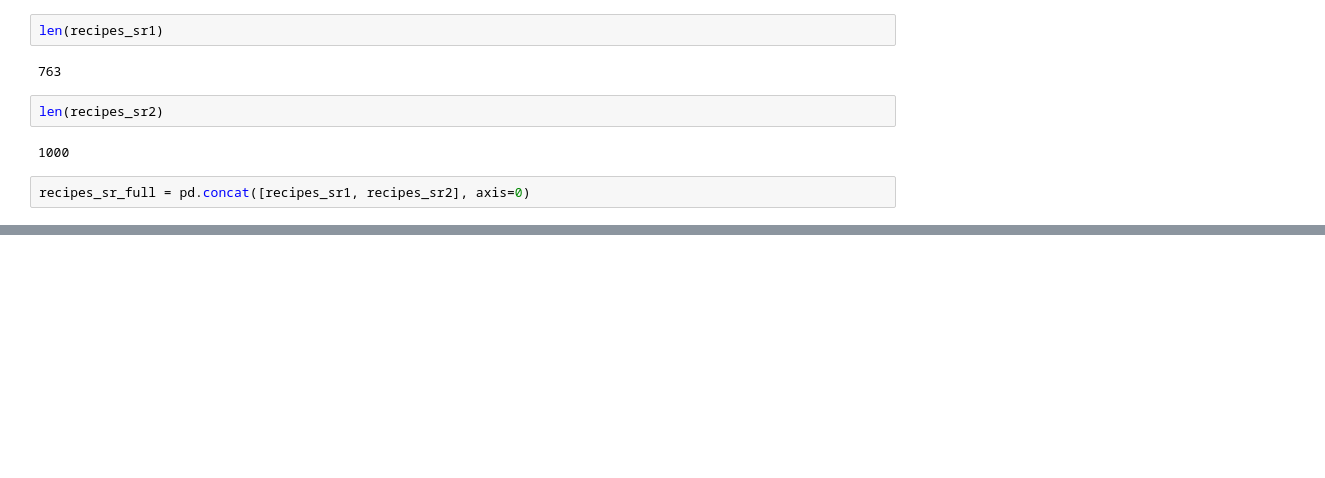
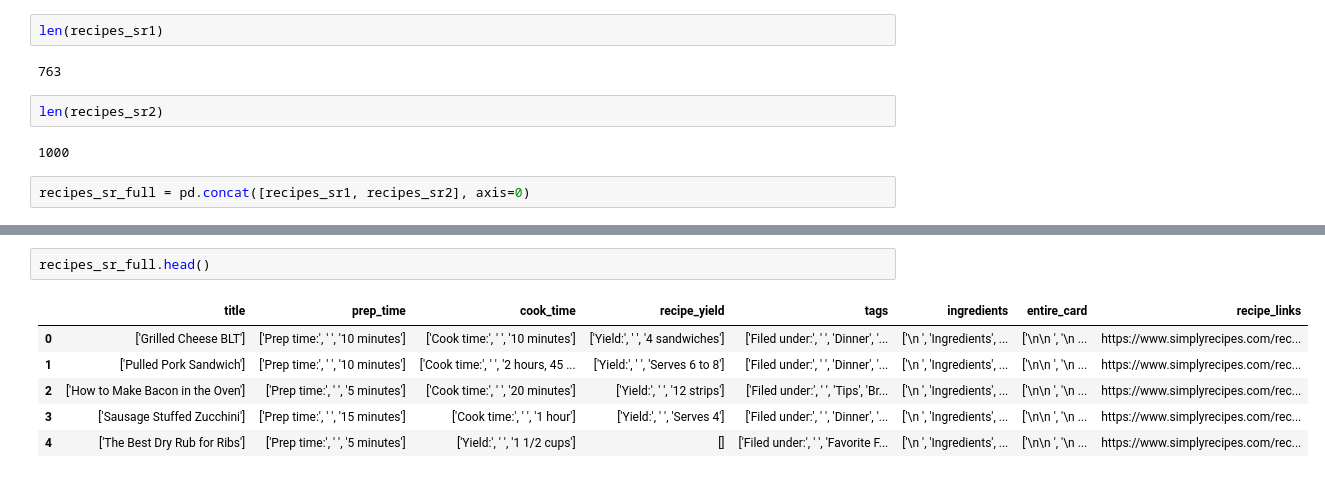
Before and after one commit to mberrien-fitzsimons/recipe_recommendation_system, a Jupyter notebook: notebooks/02_processing/20190830-mlb-simplyrecipe-initial-cleaning-to-intermediate.ipynb, the cells around one changed output, grey strips where cells are left out. Drawn from its saved outputs; the diff is of its cells as text; blank space fills up the shorter version.

```diff
--- a/notebooks/02_processing/20190830-mlb-simplyrecipe-initial-cleaning-to-intermediate.ipynb
+++ b/notebooks/02_processing/20190830-mlb-simplyrecipe-initial-cleaning-to-intermediate.ipynb
@@ -81,0 +90,9 @@ recipes_sr_full = pd.concat([recipes_sr1, recipes_sr2], axis=0)
+# %%
+recipes_sr_full.head()
+# %% [output]
+|  | title | prep_time | cook_time | recipe_yield | tags | ingredients | entire_card | recipe_links |
+| 0 | ['Grilled Cheese BLT'] | ['Prep time:', ' ', '10 minutes'] | ['Cook time:', ' ', '10 minutes'] | ['Yield:', ' ', '4 sandwiches'] | ['Filed under:', ' ', 'Dinner', '... | ['\n ', 'Ingredients', ... | ['\n\n ', '\n ... | https://www.simplyrecipes.com/rec... |
+| 1 | ['Pulled Pork Sandwich'] | ['Prep time:', ' ', '10 minutes'] | ['Cook time:', ' ', '2 hours, 45 ... | ['Yield:', ' ', 'Serves 6 to 8'] | ['Filed under:', ' ', 'Dinner', '... | ['\n ', 'Ingredients', ... | ['\n\n ', '\n ... | https://www.simplyrecipes.com/rec... |
+| 2 | ['How to Make Bacon in the Oven'] | ['Prep time:', ' ', '5 minutes'] | ['Cook time:', ' ', '20 minutes'] | ['Yield:', ' ', '12 strips'] | ['Filed under:', ' ', 'Tips', 'Br... | ['\n ', 'Ingredients', ... | ['\n\n ', '\n ... | https://www.simplyrecipes.com/rec... |
+| 3 | ['Sausage Stuffed Zucchini'] | ['Prep time:', ' ', '15 minutes'] | ['Cook time:', ' ', '1 hour'] | ['Yield:', ' ', 'Serves 4'] | ['Filed under:', ' ', 'Dinner', '... | ['\n ', 'Ingredients', ... | ['\n\n ', '\n ... | https://www.simplyrecipes.com/rec... |
+| 4 | ['The Best Dry Rub for Ribs'] | ['Prep time:', ' ', '5 minutes'] | ['Yield:', ' ', '1 1/2 cups'] | [] | ['Filed under:', ' ', 'Favorite F... | ['\n ', 'Ingredients', ... | ['\n\n ', '\n ... | https://www.simplyrecipes.com/rec... |
```
Also changed, not shown: parts of 23 cells of this notebook, 1 other file.
